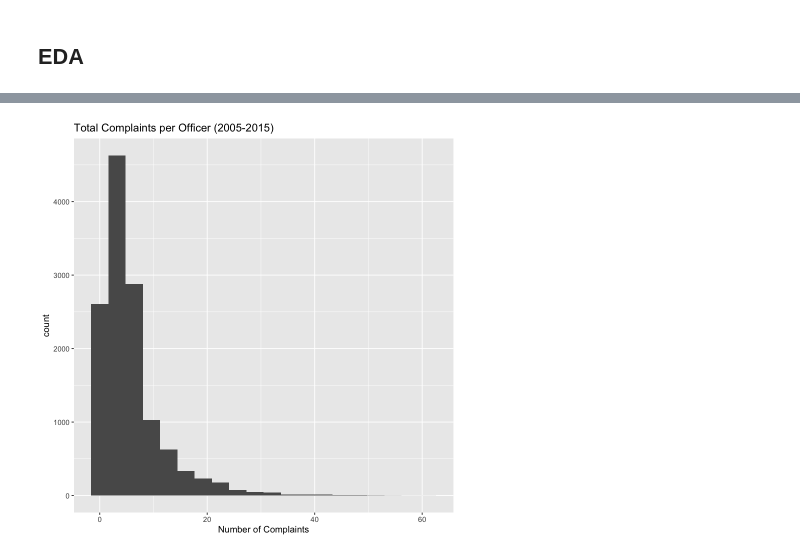
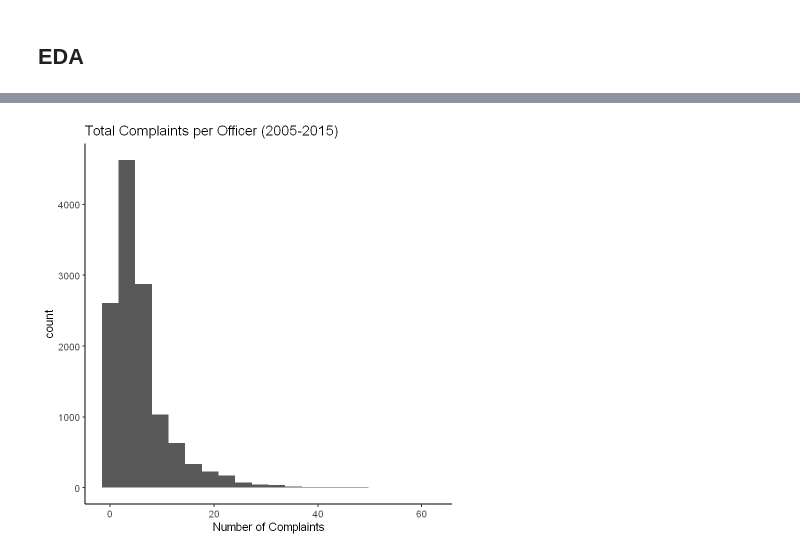
Before and after one commit to micahkwok/Group15, a Jupyter notebook: eda/EDA.ipynb, the cells around one changed output, grey strips where cells are left out. Saved outputs shown, nothing was run; the diff lists cells and outputs as text; code cells hidden in the pictures.

```diff
--- a/eda/EDA.ipynb
+++ b/eda/EDA.ipynb
@@ -338,6 +338,8 @@ summary(df_merged)
  Mode  :character   Mode  :character   Mode  :character
 # %% [markdown]
 ## EDA
+# %%
+theme_set(theme_classic(base_size = 14))
 # %%
 # Correlation Matrix
 GGally::ggcorr(df_merged)
@@ -373,12 +389,17 @@ ggplot(off_per_year, aes(x = year, y = n)) + geom_line() + ggtitle("UID count pe
 # %%
 #Histogram of total complaints per officer - total complaints does not match because one complaint can be tied to multiple officers
-complaints_per_off <- df_merged %>% group_by(UID, cr_id) %>% tally() %>% drop_na() %>% group_by(UID) %>% tally()
+complaints_per_off <- df_merged %>%
+    group_by(UID, cr_id) %>%
+    tally() %>%
+    drop_na() %>%
+    group_by(UID) %>%
+    tally()
 
 ggplot(complaints_per_off, aes(x = n)) +
     labs(x = "Number of Complaints") +
     ggtitle("Total Complaints per Officer (2005-2015)") +
     geom_histogram(bins = 20)
 # %% [output]
-[figure, old version]
+[figure, new version]
 # %%
 #Faceted per year histogram
```
Also changed, not shown: parts of 8 cells of this notebook.
